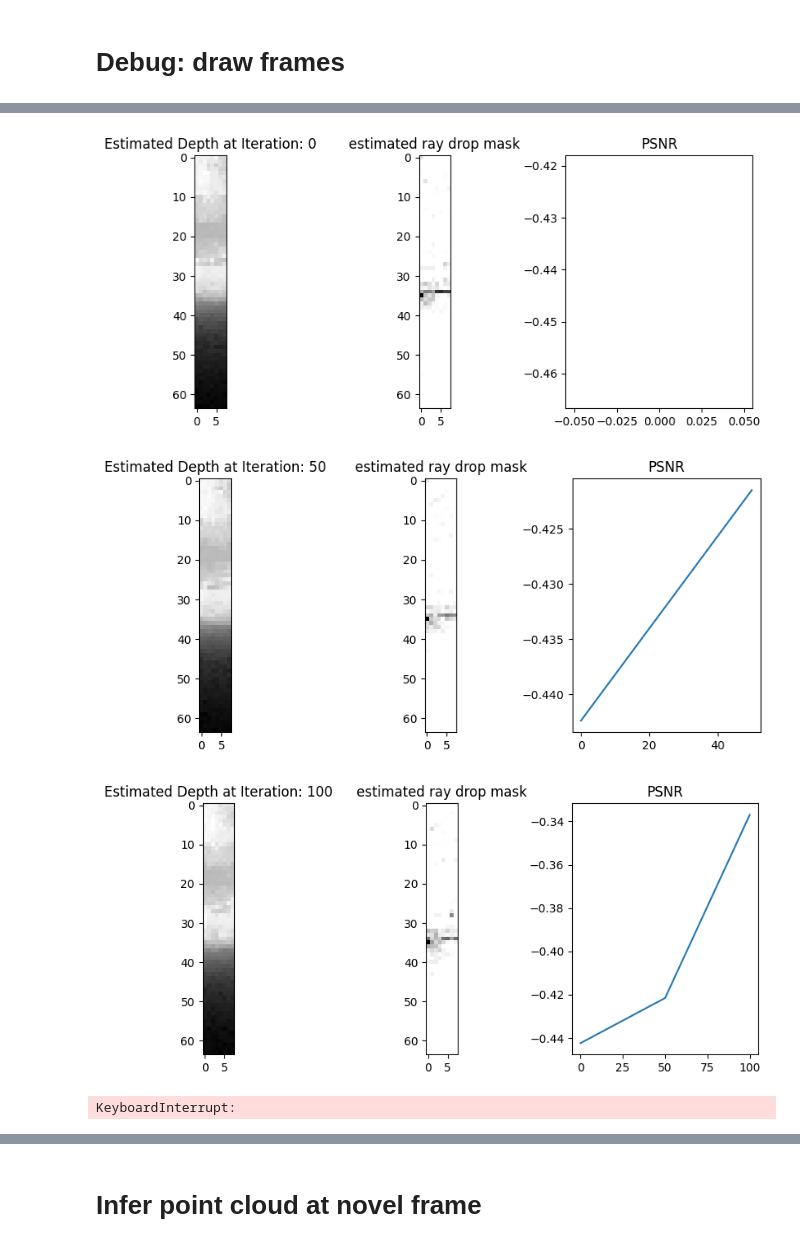
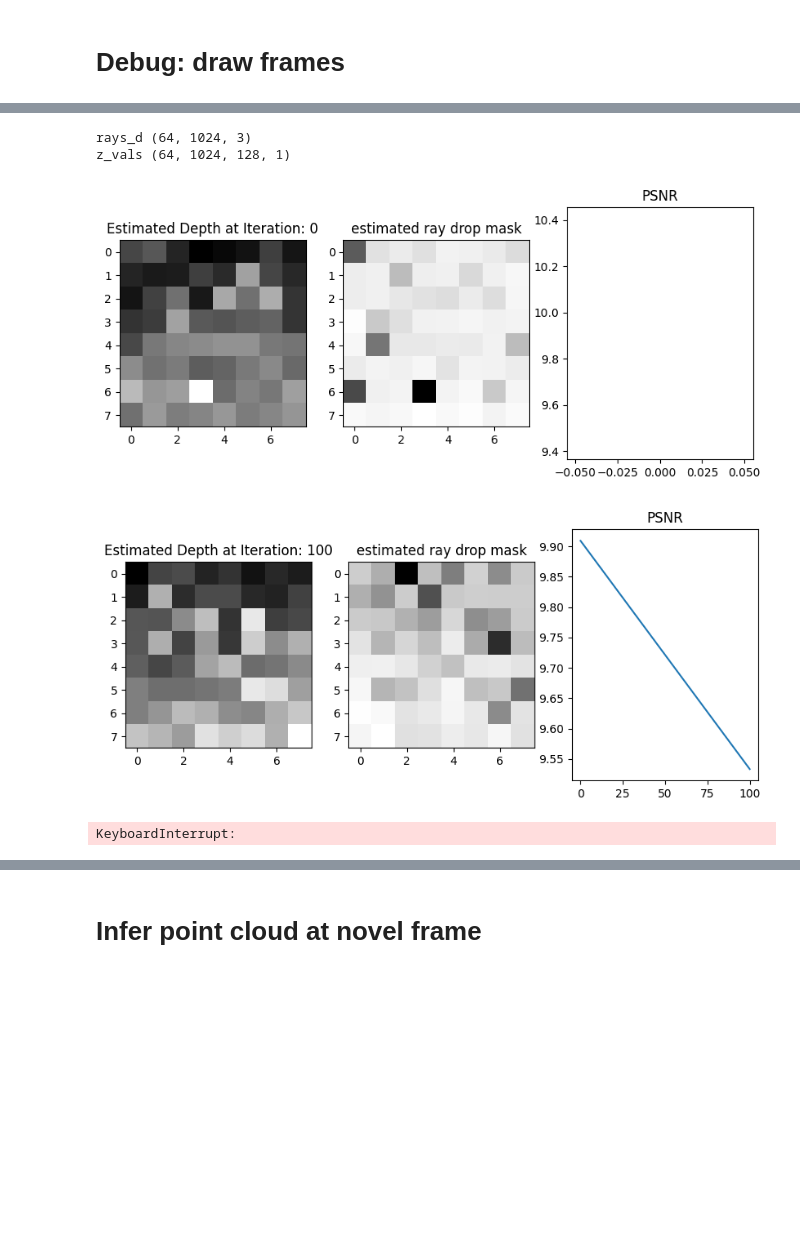
Before and after one commit to mcdermatt/ASAR, a Jupyter notebook: v3/nerf/NeWER_CoLLEGE_LiDAR_NeRF.ipynb, the cells around one changed output, grey strips where cells are left out. Drawn from its saved outputs; the diff is of its cells as text; code cells hidden in the pictures; blank space fills up the shorter version.

Commit message:
more tuning, I starting work on doing positional encoding seprately for positions and directions

```diff
--- a/v3/nerf/NeWER_CoLLEGE_LiDAR_NeRF.ipynb
+++ b/v3/nerf/NeWER_CoLLEGE_LiDAR_NeRF.ipynb
@@ -76,7 +76,7 @@ Autosaving every 180 seconds
 #load raw point cloud data from Newer College Dataset
 
 #NEWER COLLEGE
-idx = 900 #1500
+idx = 8800 #1500
 fn1 = "/media/derm/06EF-127D4/Newer College Dataset/01_Short_Experiment/point_clouds/frame_" + str(idx) + ".npy"
 pc1 = np.load(fn1)
 pc1 = np.flip(pc1, axis = 0)#flip to maintain CCW convention used in VICET
@@ -442,0 +478,15 @@ ViewInteractiveWidget(plt.window)
+# %%
+#DEBUG-- I don't think embed function is actually doing anything???
+pts = rays_o[...,None,:] + rays_d[...,None,:] * z_vals
+#[image height, image width, n_samples, 3]
+print("pts", np.shape(pts))
+
+# Run network to estimate densities and ray drop
+pts_flat = tf.reshape(pts, [-1,3])
+print("before: ", np.shape(pts_flat), "\n", pts_flat[0].numpy(),)
+
+# print(tf.sin(pts_flat[0]))
+
+pts_flat = embed_fn(pts_flat)
+# print(np.shape(pts_flat))
+print("\n after: ", np.shape(pts_flat), "\n", pts_flat[0].numpy(),)
@@ -443,3 +505,22 @@ ViewInteractiveWidget(plt.window)
+# %%
+print("rays_d", np.shape(rays_d))
+# print(np.shape(rays_d[...,None,:]))
+print("z_vals", np.shape(z_vals))
+
+test = rays_d[...,None,:]* z_vals
+
+# print(np.shape(test))
+# print(rays_d[5,0,:])
+# print(test[5,0,-1,:])
+
+# print(z_vals[0,0,:,0])
+
+# print(np.sqrt(np.sum(rays_d[30,0,:]**2))) #actually all 1.0 (correct)
+
+# print(np.max(pts_flat))
+# %% [output]
+rays_d (64, 1024, 3)
+z_vals (64, 1024, 128, 1)
 # %%
 def posenc(x):
   rets = [x]
@@ -599,17 +701,19 @@ def calculate_loss(depth, ray_drop, target, target_drop_mask):
 optimizer = tf.keras.optimizers.Adam(5e-5) #anneal to this (LiDAR NeRF)
 # optimizer = tf.keras.optimizers.Adam(5e-6) #anneal to this (Mip-NeRF)
 
-N_samples = 256 #128
+from numpy.lib.stride_tricks import sliding_window_view
+
+N_samples = 128 #128
 near=0.
 far=2.
-N_iters = 500_000
+N_iters = 5_000_000
 psnrs = []
 iternums = []
-i_plot = 50
+i_plot = 100
 
 #IMPORTANT-- this needs to match values used when setting up training data
-n_rots = 128 #number of horizontal patches per 2*pi
-n_vert_patches = 1#8 #number of vertical patches between phimin and phimax
+n_rots = 128 #128 #number of horizontal patches per 2*pi
+n_vert_patches = 8 #8 #number of vertical patches between phimin and phimax
 H = 64 // n_vert_patches
 W = 1024 // n_rots
 
@@ -618,18 +722,18 @@ phimax = np.deg2rad(17.75)
 vertical_bins = np.linspace(phimin, phimax, n_vert_patches+1)
 
 for i in range(N_iters+1):
+#     print(i)
     img_i = np.random.randint(images.shape[0])
     target = images[img_i,:,:,:1]
     target_drop_mask = images[img_i,:,:,1:]
     pose = poses[img_i]
 
     #old
-#     phimin_patch = vertical_bins[img_i%n_vert_patches]
-#     phimax_patch = vertical_bins[img_i%n_vert_patches + 1]
-#     print("image:", img_i, '\n', phimin_patch, phimax_patch)
-    #test -- send bins from top to bottom
-    phimin_patch = vertical_bins[len(vertical_bins) -1 - (img_i%n_vert_patches+1)]
-    phimax_patch = vertical_bins[len(vertical_bins) -1 - (img_i%n_vert_patches)]
+    phimin_patch = vertical_bins[img_i%n_vert_patches]
+    phimax_patch = vertical_bins[img_i%n_vert_patches + 1]
+# #     #test -- send bins from top to bottom
+#     phimin_patch = vertical_bins[len(vertical_bins) -1 - (img_i%n_vert_patches+1)]
+#     phimax_patch = vertical_bins[len(vertical_bins) -1 - (img_i%n_vert_patches)]
 
     #get ray origins and ray directions
     rays_o, rays_d = get_rays(H, W, pose, phimin_patch, phimax_patch)
@@ -638,7 +742,8 @@ for i in range(N_iters+1):
 
         # run coarse network~~~~~~~~~~~~~~~~~
         z_vals = tf.linspace(near, far, N_samples)  #IMPORTANT NOTE: z_vals must be in ascending order
-        z_vals += tf.random.uniform(list(rays_o.shape[:-1]) + [N_samples]) * (far-near)/N_samples
+#         z_vals += tf.random.uniform(list(rays_o.shape[:-1]) + [N_samples]) * (far-near)/N_samples
+        z_vals += 0.001*tf.random.uniform(list(rays_o.shape[:-1]) + [N_samples]) * (far-near)/N_samples #test
         z_vals = z_vals[:,:,:,None]#manually expand dimensions before passing in to coarse network (all pixels will share the same z_vals)
         depth, acc, ray_drop, weights = render_rays(model, rays_o, rays_d,  z_vals)
         depth = depth[:,:,None]
@@ -672,7 +777,7 @@ for i in range(N_iters+1):
         linear_spaced = np.linspace(near, H*W, N_samples*H*W)
         ans = np.interp(x=linear_spaced, xp=cum_hist_vals_flat, fp=linear_spaced)
         ans -= step_corr
-        ans *= 2
+        ans *= far #scale back to max value
         ans = np.abs(ans)
         z_vals = np.reshape(ans, [H,W,N_samples,1])
 
@@ -683,6 +788,7 @@ for i in range(N_iters+1):
         # ~~~~~~~~~~~~~~~~~~~~~~~~~~~~~~~~~~~~
 
         loss = 0.1*loss_coarse + 0.9*loss_fine
+#         loss = loss_fine
 
     gradients = tape.gradient(loss, model.trainable_variables)
     optimizer.apply_gradients(zip(gradients, model.trainable_variables))
@@ -691,34 +797,33 @@ for i in range(N_iters+1):
         # Render the holdout view for logging
         rays_o, rays_d = get_rays(H, W, testpose, vertical_bins[-2], vertical_bins[-1]) #constant validation image
         z_vals = tf.linspace(near, far, N_samples)
         z_vals += tf.random.uniform(list(rays_o.shape[:-1]) + [N_samples]) * (far-near)/N_samples
         z_vals = z_vals[:,:,:,None]
         depth, acc, ray_drop, weights = render_rays(model, rays_o, rays_d,  z_vals)
         depth = depth[:,:,None]
         ray_drop = ray_drop[:,:,None]
         target = testimg[:,:,:1]
         target_drop_mask = testimg[:,:,1:]
         loss = calculate_loss(depth, ray_drop, target, target_drop_mask)
         psnr = -10. * tf.math.log(loss) / tf.math.log(10.)
         psnrs.append(psnr.numpy())
         iternums.append(i)
         p.figure(figsize=(10,4))
         p.subplot(131)
         p.imshow(depth,cmap = "gray")#, norm='log')
         p.title(f'Estimated Depth at Iteration: {i}')
 #         p.imshow(testimg[:,:,1],cmap = "gray") #, norm='log')
 #         p.title(f'Actual Mask at Iteration: {i}')
         p.subplot(133)
         p.plot(iternums, psnrs)
         p.title('PSNR')
         #look at depth map
         p.subplot(132)
         p.imshow(ray_drop, cmap="gray")#, norm = 'log')
         p.title("estimated ray drop mask")
         p.show()
 print('Done')
 # %% [output]
-[figure, old version]
+[figure, new version]
-[figure, old version]
+[figure, new version]
-[figure, removed]
 KeyboardInterrupt:
```
Also changed, not shown: parts of 46 cells of this notebook.
